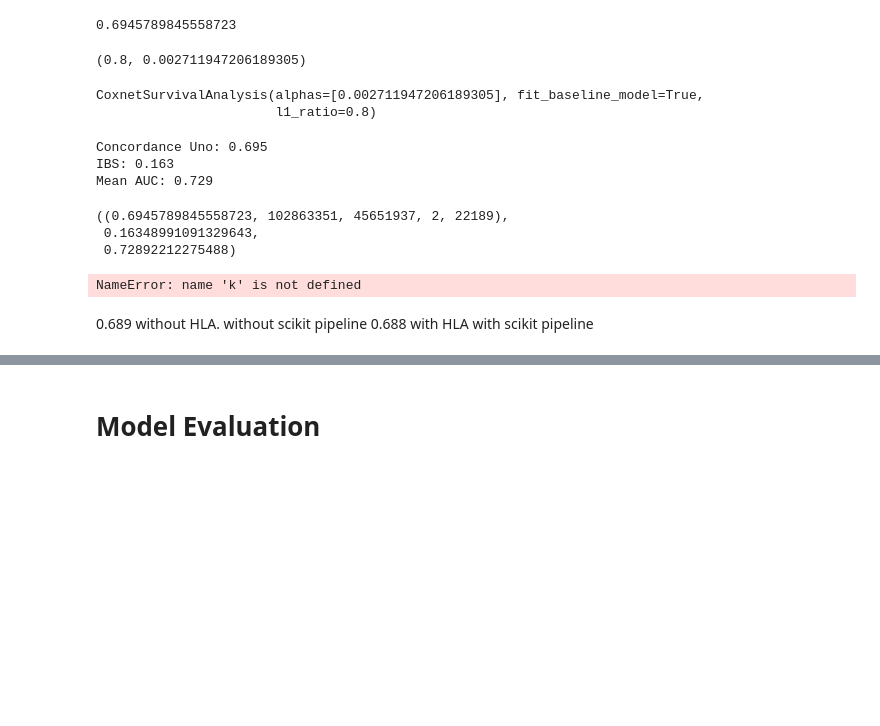
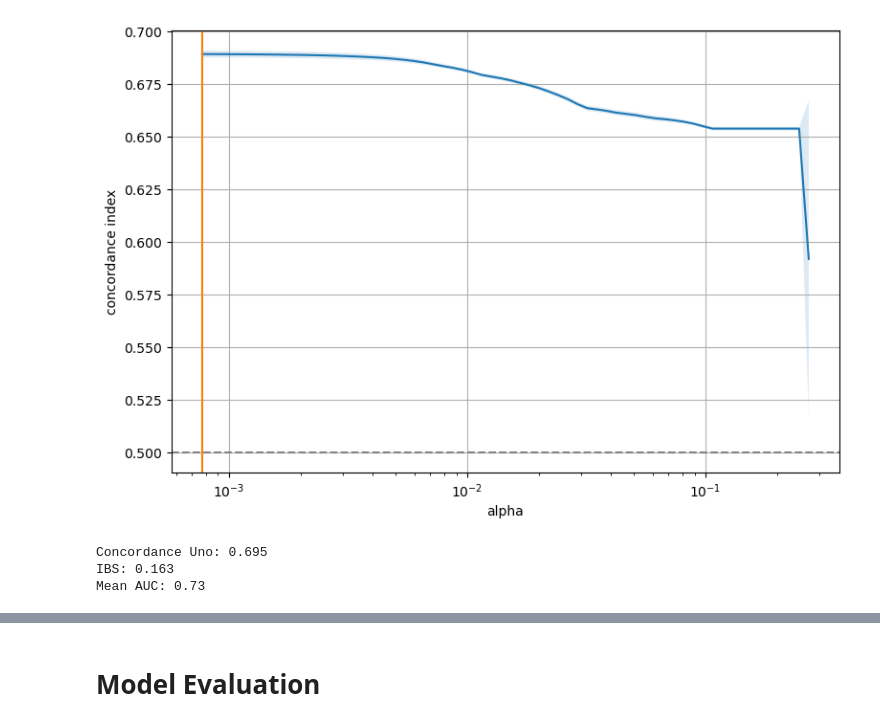
Before and after one commit to krllstdn/BachelorProject, a Jupyter notebook: Code/coxnet_deceased.ipynb, the cells around one changed output, grey strips where cells are left out. Saved outputs shown, nothing was run; the diff lists cells and outputs as text; code cells hidden in the pictures; blank space fills up the shorter version.

Commit message:
Coxnet hyperparameter fine-tuning improvement

```diff
--- a/Code/coxnet_deceased.ipynb
+++ b/Code/coxnet_deceased.ipynb
@@ -184,33 +122,50 @@ for ratio in l1_ratios:
-# %%
-highest_cindex
-# %% [output]
-0.6945789845558723
-# %%
-best_params
-# %% [output]
-(0.8, 0.002711947206189305)
+# %%
+from sksurv.linear_model import CoxnetSurvivalAnalysis
+from sklearn.model_selection import KFold, GridSearchCV
+
+lower, upper = np.percentile(y["Days"], [10, 90])
+times = np.arange(lower, upper + 1)
+
+cox = CoxnetSurvivalAnalysis(l1_ratio=0.9, max_iter=1000)
+cox.fit(X_train, y_train)
+
+estimated_alphas = cox.alphas_
+
+cv = KFold(n_splits=5, shuffle=True, random_state=0)
+gcv = GridSearchCV(
+    CoxnetSurvivalAnalysis(l1_ratio=0.9),
+    param_grid={"alphas": [[v] for v in estimated_alphas]},
+    cv=cv,
+    error_score=0.5,
+    n_jobs=-1,
+).fit(X_train, y_train)
+
+cv_results = pd.DataFrame(gcv.cv_results_)
+# %%
+import matplotlib.pyplot as plt
+
+alphas = cv_results.param_alphas.map(lambda x: x[0])
+mean = cv_results.mean_test_score
+std = cv_results.std_test_score
+
+fig, ax = plt.subplots(figsize=(9, 6))
+ax.plot(alphas, mean)
+ax.fill_between(alphas, mean - std, mean + std, alpha=0.15)
+ax.set_xscale("log")
+ax.set_ylabel("concordance index")
+ax.set_xlabel("alpha")
+ax.axvline(gcv.best_params_["alphas"][0], c="C1")
+ax.axhline(0.5, color="grey", linestyle="--")
+ax.grid(True)
+# %% [output]
+[figure, added]
 # %%
-coxnet_pred = CoxnetSurvivalAnalysis(l1_ratio=best_params[0],alphas=[best_params[1]], fit_baseline_model=True)
+best_params = gcv.best_params_
+
+coxnet_pred = CoxnetSurvivalAnalysis(l1_ratio=0.9, alphas=[best_params['alphas'][0]], fit_baseline_model=True)
 coxnet_pred.fit(X_train, y_train)
+_,_,_ = evaluate_model(coxnet_pred, X_test, y_test, y_train, times)
 # %% [output]
-CoxnetSurvivalAnalysis(alphas=[0.002711947206189305], fit_baseline_model=True,
-                       l1_ratio=0.8)
+Concordance Uno: 0.695
+IBS: 0.163
+Mean AUC: 0.73
-# %%
-lower, upper = np.percentile(y["Days"], [10, 90])
-times = np.arange(lower, upper + 1)
-
-evaluate_model(coxnet_pred, X_test, y_test, y_train, times)
-# %% [output]
-Concordance Uno: 0.695
-IBS: 0.163
-Mean AUC: 0.729
-((0.6945789845558723, 102863351, 45651937, 2, 22189),
- 0.16348991091329643,
- 0.72892212275488)
-# %%
-k
-# %% [output]
-NameError: name 'k' is not defined
-# %% [markdown]
-0.689 without HLA. without scikit pipeline
-0.688 with HLA with scikit pipeline
```
Also changed, not shown: parts of 11 cells of this notebook, 1 other file.
